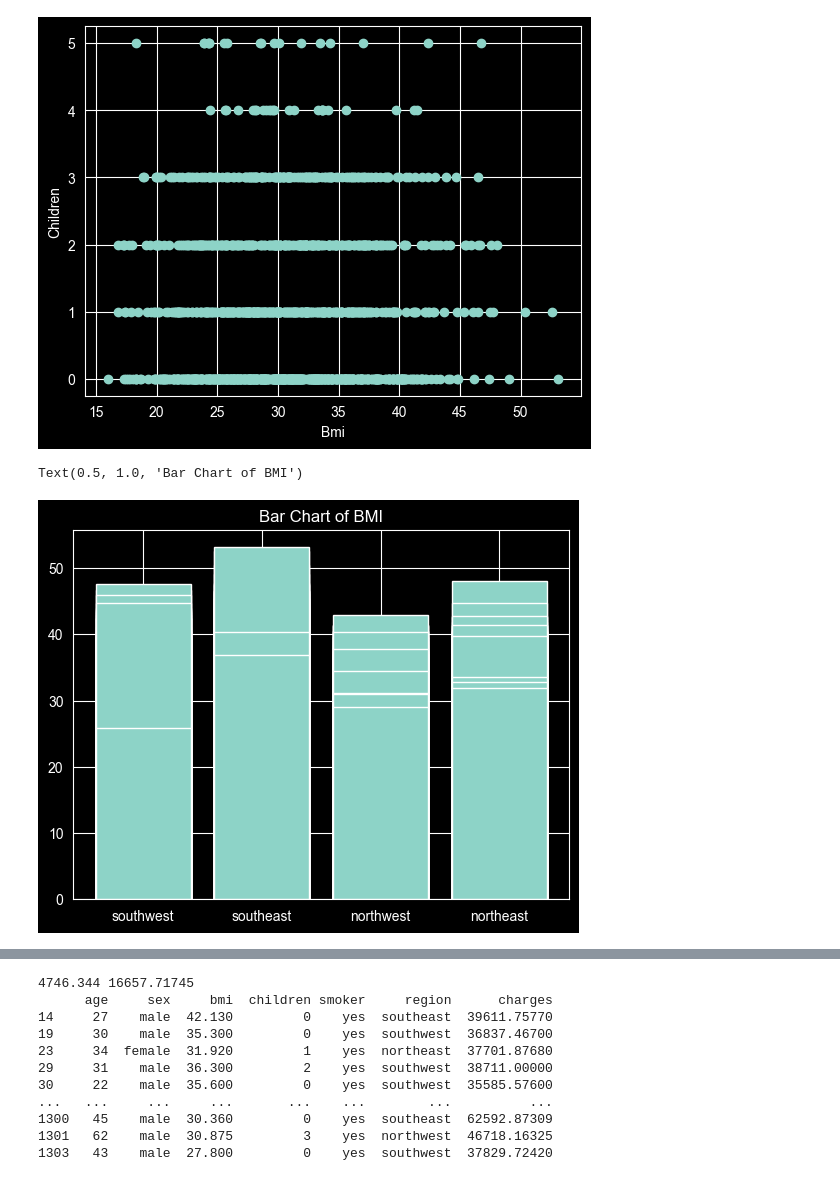
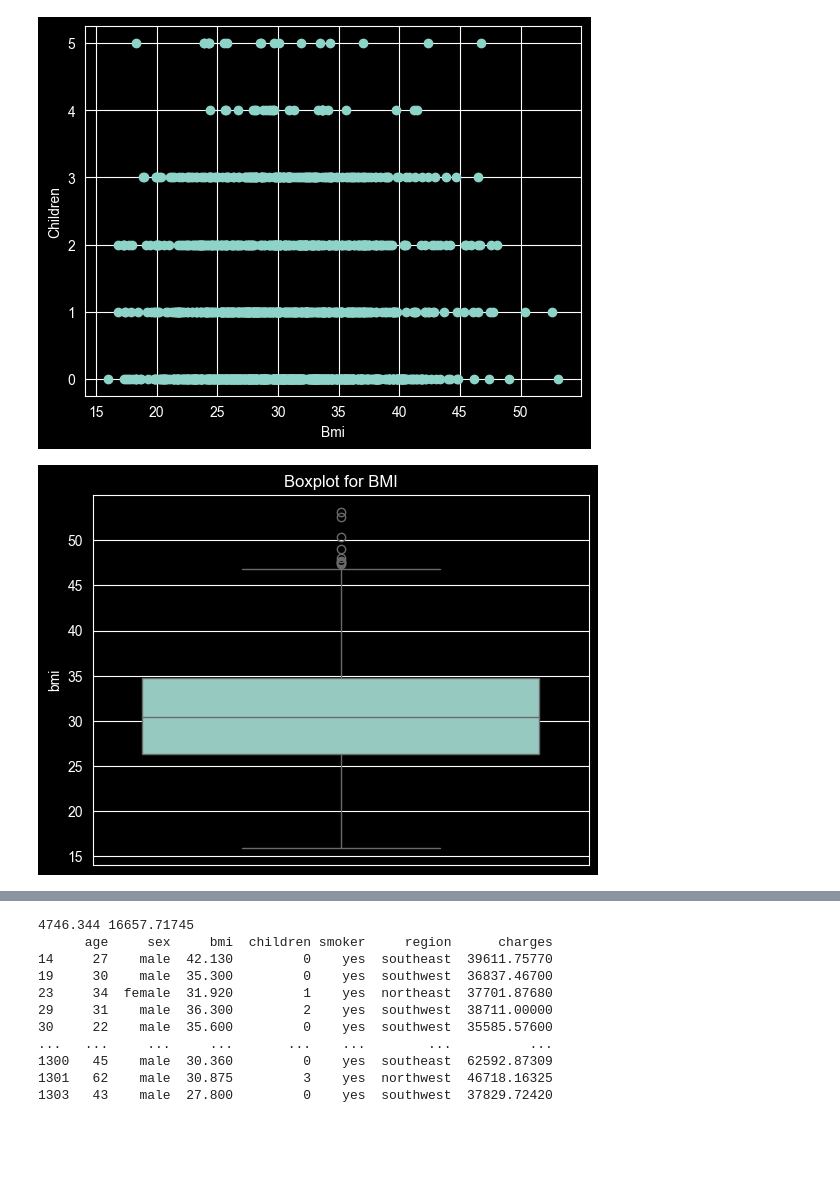
Before and after one commit to Harshmistry-197/Internship-Practice, a Jupyter notebook: 19022026-thursday/linear_regression.ipynb, the cells around one changed output, grey strips where cells are left out. Saved outputs shown, nothing was run; the diff lists cells and outputs as text; code cells hidden in the pictures; blank space fills up the shorter version.

```diff
--- a/19022026-thursday/linear_regression.ipynb
+++ b/19022026-thursday/linear_regression.ipynb
@@ -155,8 +151,8 @@ plt.show()
 [figure]
 # %%
 # Barplot
-plt.bar(df['region'], df['bmi'])
-plt.title("Bar Chart of BMI")
+sns.boxplot(df['bmi'])
+plt.title("Boxplot for BMI")
+plt.show()
 # %% [output]
-Text(0.5, 1.0, 'Bar Chart of BMI')
-[figure, old version]
+[figure, new version]
```
Also changed, not shown: parts of 4 cells of this notebook.
